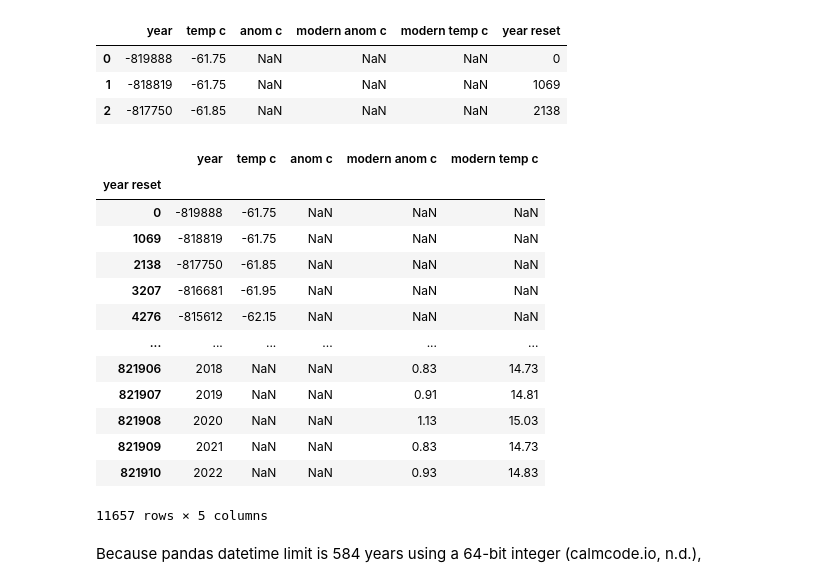
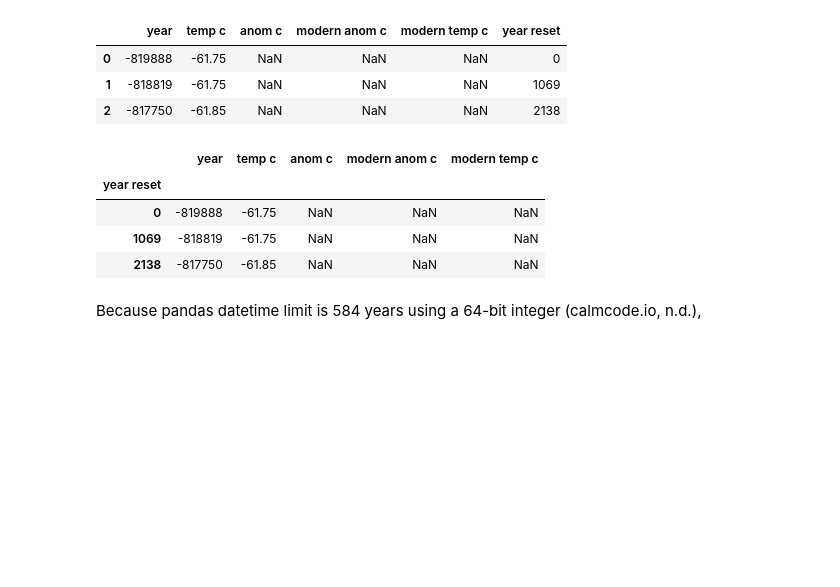
Before and after one commit to nurbujang/2progdaw23, a Jupyter notebook: project2.ipynb, the cells around one changed output. Drawn from its saved outputs; the diff is of its cells as text; code cells hidden in the pictures; blank space fills up the shorter version.

```diff
--- a/project2.ipynb
+++ b/project2.ipynb
@@ -441,22 +423,13 @@ df_temp_all_0_2.head(3)
 | 2 | -817750 | -61.85 | NaN | NaN | NaN | 2138 |
 # %%
 df_temp_all_0_2.set_index('year reset', inplace=True)
-df_temp_all_0_2
+df_temp_all_0_2.head(3)
 # %% [output]
 |  | year | temp c | anom c | modern anom c | modern temp c |
 | year reset |  |  |  |  |  |
 | 0 | -819888 | -61.75 | NaN | NaN | NaN |
 | 1069 | -818819 | -61.75 | NaN | NaN | NaN |
 | 2138 | -817750 | -61.85 | NaN | NaN | NaN |
-| 3207 | -816681 | -61.95 | NaN | NaN | NaN |
-| 4276 | -815612 | -62.15 | NaN | NaN | NaN |
-| ... | ... | ... | ... | ... | ... |
-| 821906 | 2018 | NaN | NaN | 0.83 | 14.73 |
-| 821907 | 2019 | NaN | NaN | 0.91 | 14.81 |
-| 821908 | 2020 | NaN | NaN | 1.13 | 15.03 |
-| 821909 | 2021 | NaN | NaN | 0.83 | 14.73 |
-| 821910 | 2022 | NaN | NaN | 0.93 | 14.83 |
-11657 rows × 5 columns
 # %%
 df_temp_all_0_2.to_excel('df_temp_all_0-2_last.xlsx')
 # %% [markdown]
```
Also changed, not shown: parts of 3 cells of this notebook, 1 other file.
